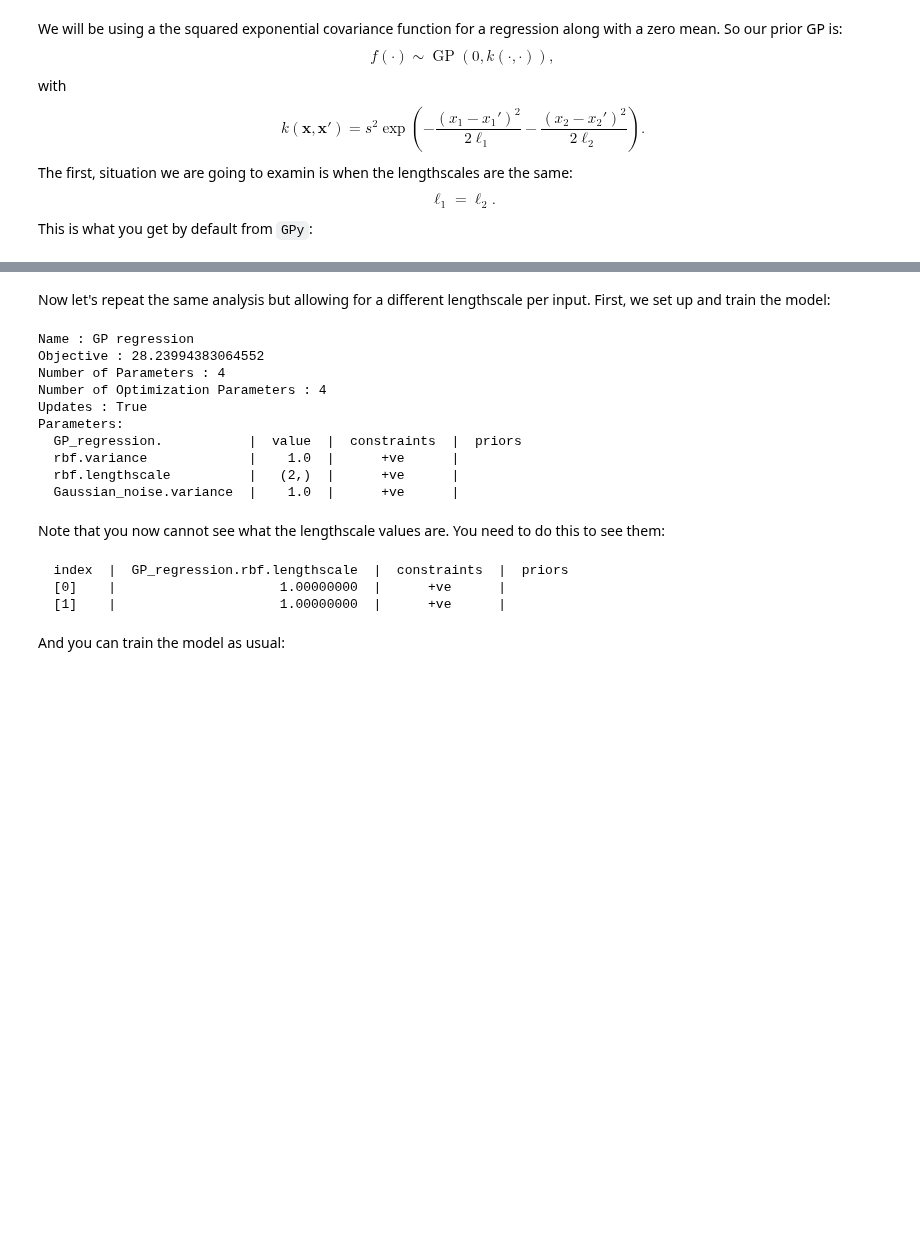
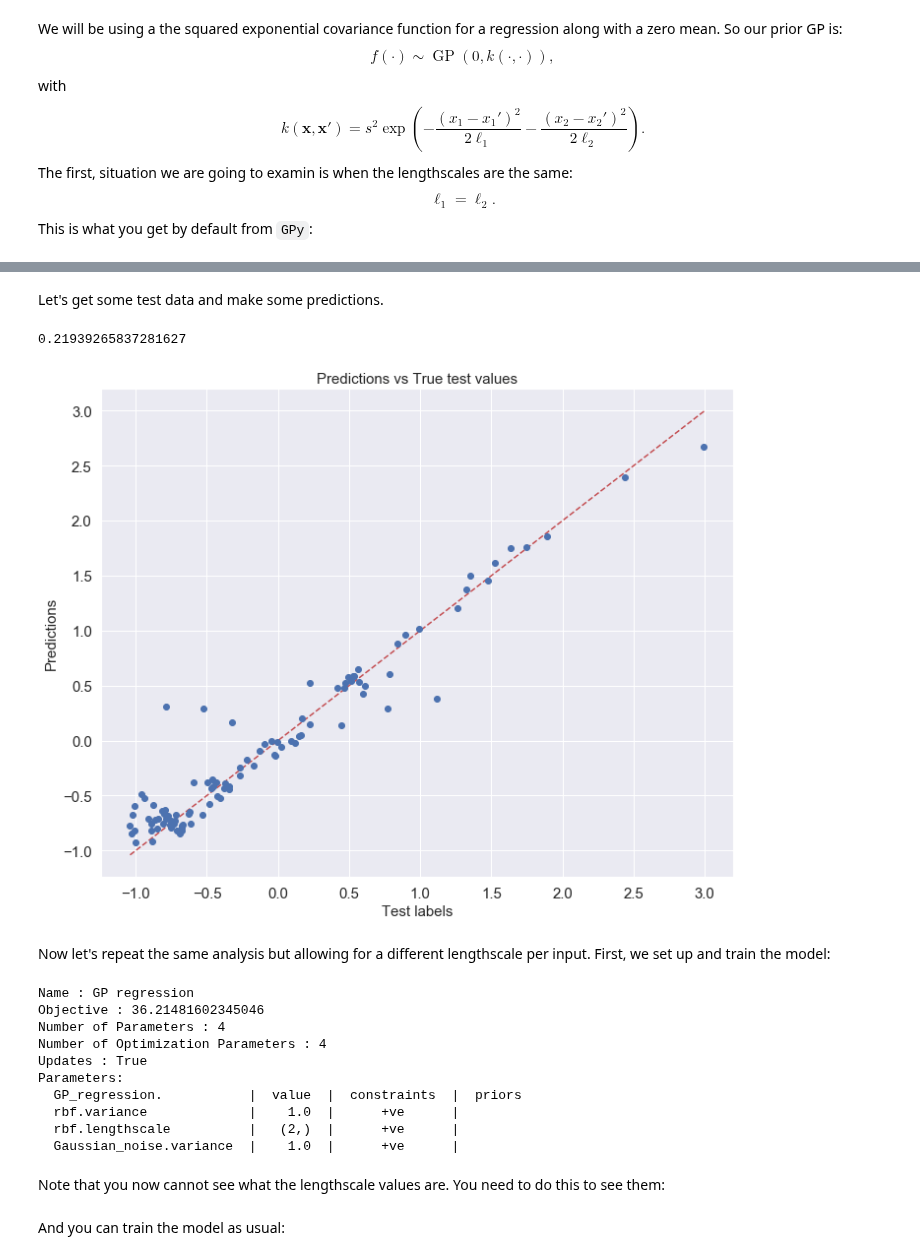
Before and after one commit to PredictiveScienceLab/uq-course, a Jupyter notebook: lectures/lecture_16.ipynb, the cells around one changed output, grey strips where cells are left out. Saved outputs shown, nothing was run; the diff lists cells and outputs as text; code cells hidden in the pictures; blank space fills up the shorter version.

```diff
--- a/lectures/lecture_16.ipynb
+++ b/lectures/lecture_16.ipynb
@@ -197,14 +217,39 @@ Text(0, 0.5, '$x_2$')
+# %% [markdown]
+Let's get some test data and make some predictions.
+# %%
+Ntest = 100
+Xtest = pyDOE.lhs(2, Ntest)
+Ytest = f_branin(Xtest)[:, None]
+Ytest_m, Ytest_v = gp.predict(Xtest, full_cov=False)
+error_m = np.sqrt( mean_squared_error(Ytest, Ytest_m) )
+
+fig = plt.figure(figsize = (10, 8))
+ax  = plt.subplot(111)
+
+_x = np.linspace( np.min(Ytest), np.max(Ytest), 100 )
+ax.plot(_x, _x, 'r--', label='$x=y$')
+ax.plot(Ytest, Ytest_m, 'o')
+ax.set_title('Predictions vs True test values', fontsize=15)
+ax.set_xlabel('Test labels', fontsize=15)
+ax.set_ylabel('Predictions', fontsize=15)
+ax.tick_params( labelsize=15 )
+
+fig.tight_layout()
+print(error_m)
+# %% [output]
+0.21939265837281627
+[figure, added]
 # %% [markdown]
 Now let's repeat the same analysis but allowing for a different lengthscale per input.
 First, we set up and train the model:
 # %%
 k = GPy.kern.RBF(2, ARD=True) # The ARD = True is what makes GPy understand that there is
                               # one lengthscale per dimension
-gp = GPy.models.GPRegression(X, y, k)
+gp = GPy.models.GPRegression(Xdata, Ydata, k)
 print(gp)
 # %% [output]
 Name : GP regression
-Objective : 28.23994383064552
+Objective : 36.21481602345046
 Number of Parameters : 4
 Number of Optimization Parameters : 4
 Updates : True
@@ -216,12 +261,6 @@ Parameters:
 # %% [markdown]
 Note that you now cannot see what the lengthscale values are.
 You need to do this to see them:
-# %%
-print(gp.rbf.lengthscale)
-# %% [output]
-  index  |  GP_regression.rbf.lengthscale  |  constraints  |  priors
-  [0]    |                     1.00000000  |      +ve      |
-  [1]    |                     1.00000000  |      +ve      |
 # %% [markdown]
 And you can train the model as usual:
 # %%
```
Also changed, not shown: parts of 31 cells of this notebook.
